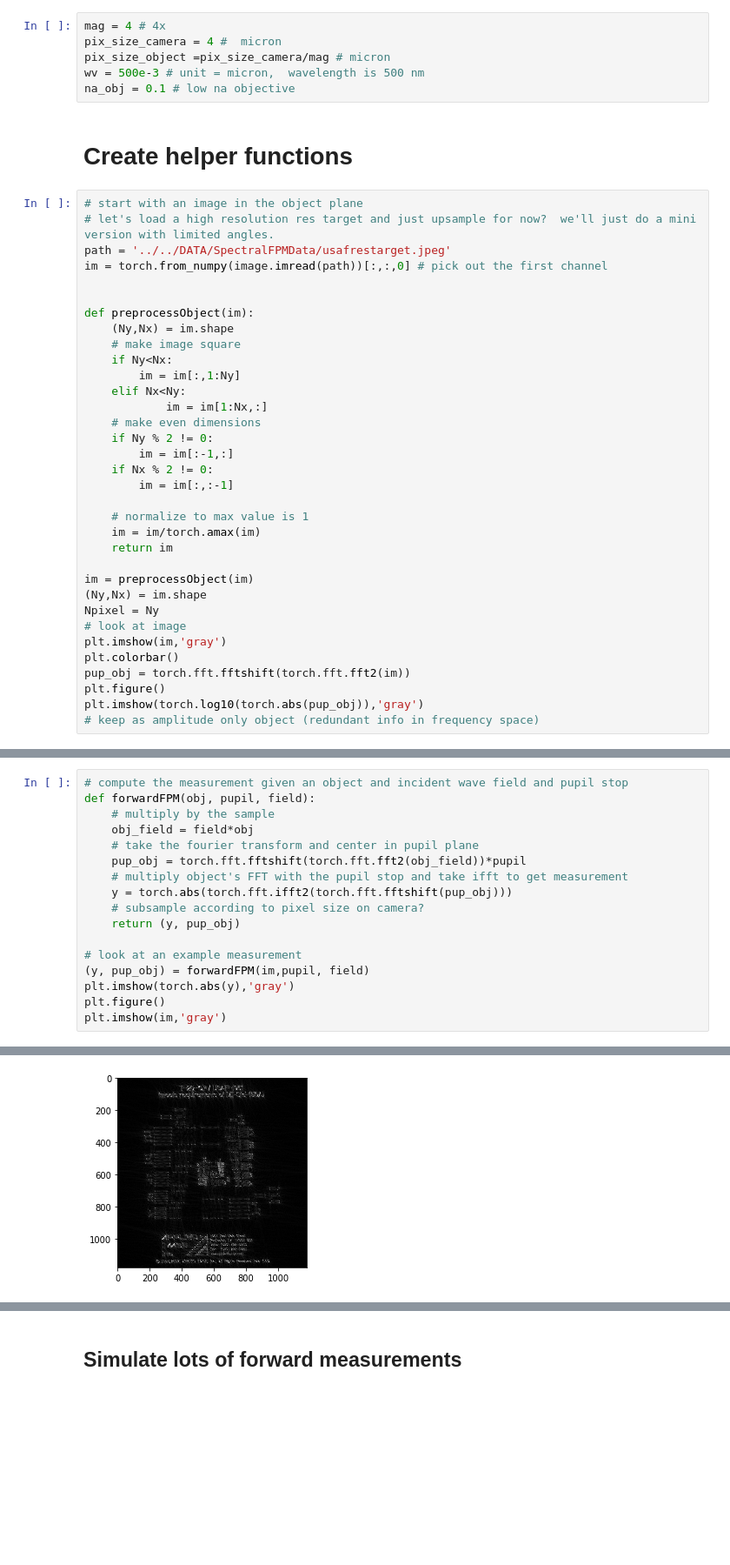
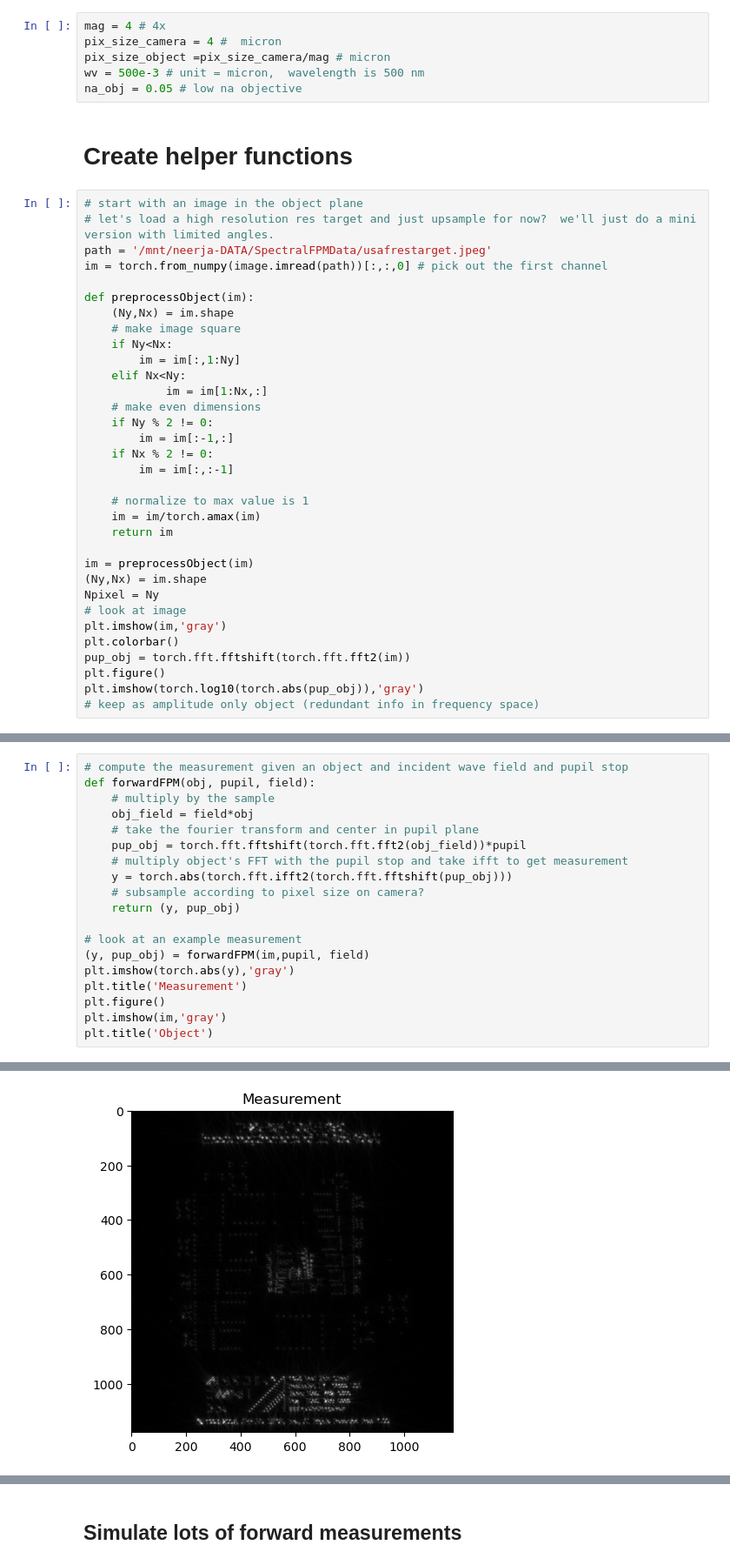
Before and after one commit to neerja/spectral_fourier_ptychography, a Jupyter notebook: basic_fpm.ipynb, the cells around one changed output, grey strips where cells are left out. Shown at 87% size. Cells and saved outputs as stored; diff of their text form; blank space fills up the shorter version.

```diff
--- a/basic_fpm.ipynb
+++ b/basic_fpm.ipynb
@@ -47,15 +66,14 @@ mag = 4 # 4x
 pix_size_camera = 4 #  micron
 pix_size_object =pix_size_camera/mag # micron
 wv = 500e-3 # unit = micron,  wavelength is 500 nm
-na_obj = 0.1 # low na objective
+na_obj = 0.05 # low na objective
 # %% [markdown]
 # Create helper functions
 # %%
 # start with an image in the object plane
 # let's load a high resolution res target and just upsample for now?  we'll just do a mini version with limited angles.
-path = '../../DATA/SpectralFPMData/usafrestarget.jpeg'
+path = '/mnt/neerja-DATA/SpectralFPMData/usafrestarget.jpeg'
 im = torch.from_numpy(image.imread(path))[:,:,0] # pick out the first channel
-
 
 def preprocessObject(im):
     (Ny,Nx) = im.shape
@@ -152,6 +170,8 @@ def forwardFPM(obj, pupil, field):
 # look at an example measurement
 (y, pup_obj) = forwardFPM(im,pupil, field)
 plt.imshow(torch.abs(y),'gray')
+plt.title('Measurement')
 plt.figure()
 plt.imshow(im,'gray')
+plt.title('Object')
 # %% [output]
@@ -159 +179 @@ plt.imshow(im,'gray')
-[figure, old version]
+[figure, new version]
```
Also changed, not shown: parts of 13 cells of this notebook.
